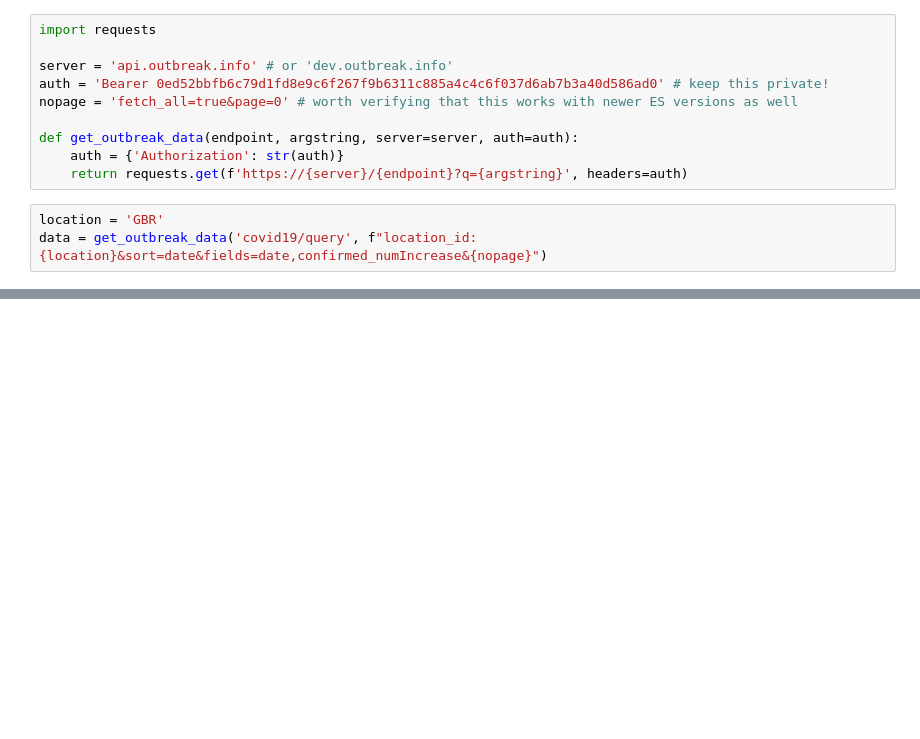
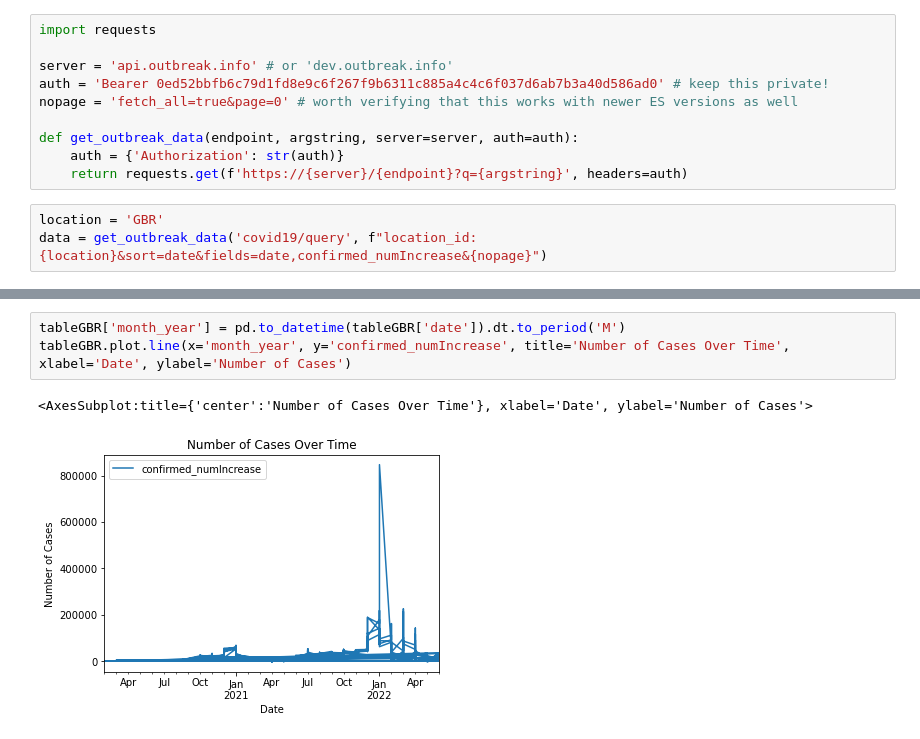
Before and after one commit to outbreak-info/python-outbreak-info, a Jupyter notebook: visualization_demos/gbrvis.ipynb, the cells around one changed output, grey strips where cells are left out. Cells and saved outputs as stored; diff of their text form; blank space fills up the shorter version.

```diff
--- a/visualization_demos/gbrvis.ipynb
+++ b/visualization_demos/gbrvis.ipynb
@@ -57,0 +44,6 @@ lines = a.plot.line(x='date', y='cases', title='Number of Cases Over Time', xlab
+# %%
+tableGBR['month_year'] = pd.to_datetime(tableGBR['date']).dt.to_period('M')
+tableGBR.plot.line(x='month_year', y='confirmed_numIncrease', title='Number of Cases Over Time', xlabel='Date', ylabel='Number of Cases')
+# %% [output]
+<AxesSubplot:title={'center':'Number of Cases Over Time'}, xlabel='Date', ylabel='Number of Cases'>
+[figure, added]
```
Also changed, not shown: parts of 7 cells of this notebook, 1 other file.
